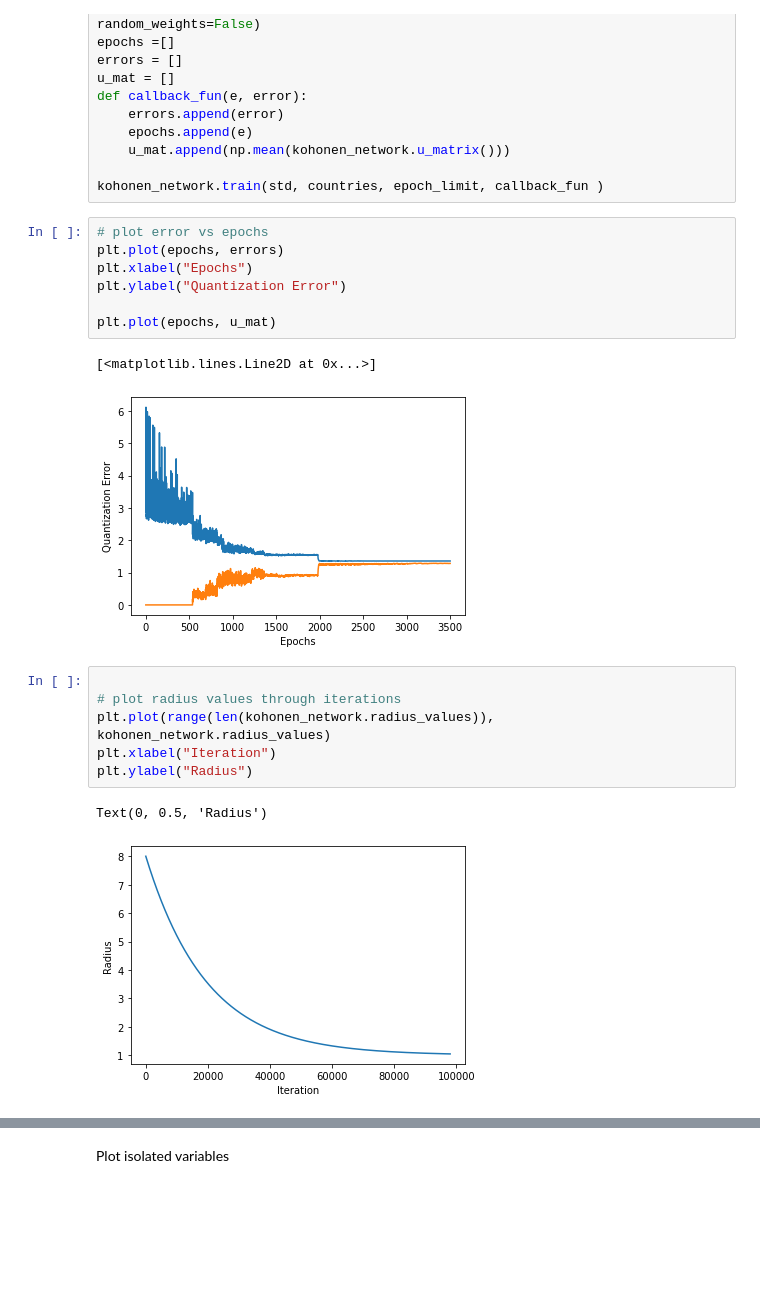
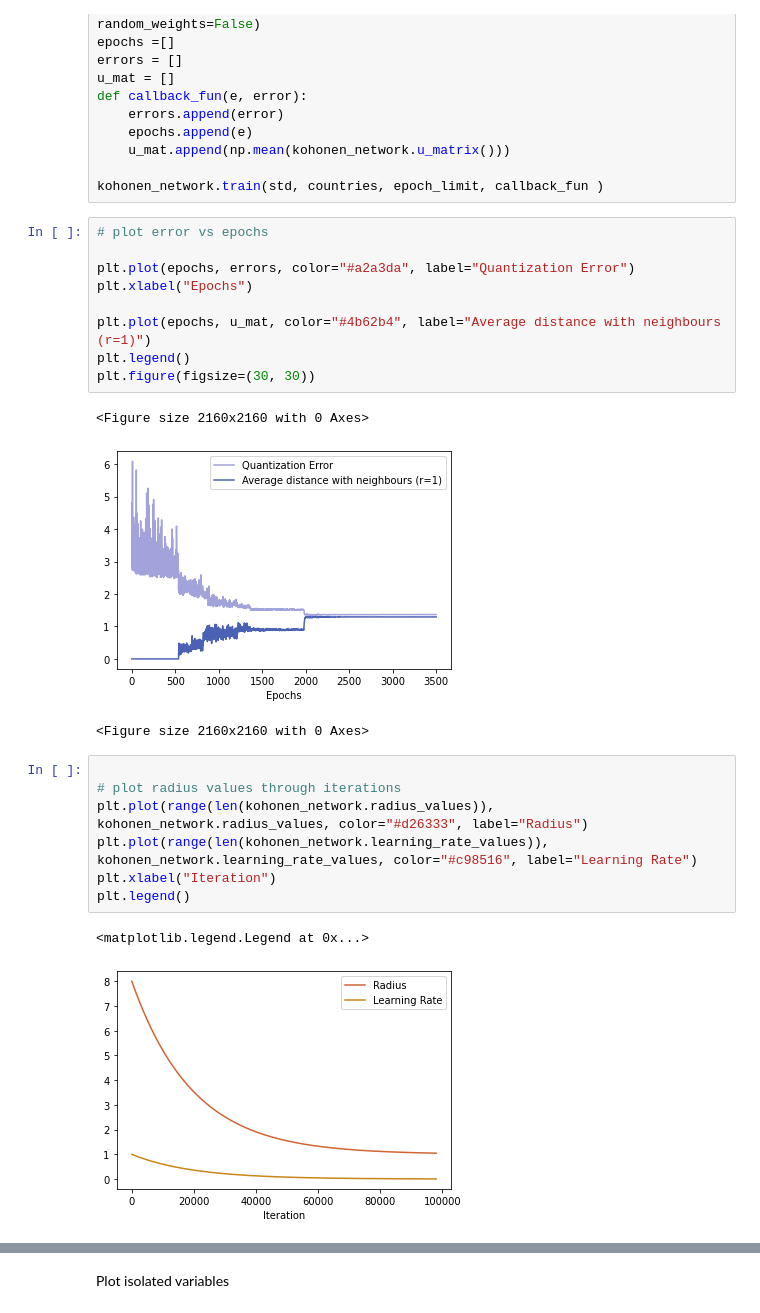
Before and after one commit to camilaborinsky/SIA-tps, a Jupyter notebook: TP4/kohonen.ipynb, the cells around one changed output, grey strips where cells are left out. Saved outputs shown, nothing was run; the diff lists cells and outputs as text; blank space fills up the shorter version.

```diff
--- a/TP4/kohonen.ipynb
+++ b/TP4/kohonen.ipynb
@@ -44,20 +44,24 @@ def callback_fun(e, error):
 kohonen_network.train(std, countries, epoch_limit, callback_fun )
 # %%
 # plot error vs epochs
-plt.plot(epochs, errors)
+
+plt.plot(epochs, errors, color="#a2a3da", label="Quantization Error")
 plt.xlabel("Epochs")
-plt.ylabel("Quantization Error")
 
-plt.plot(epochs, u_mat)
+plt.plot(epochs, u_mat, color="#4b62b4", label="Average distance with neighbours (r=1)")
+plt.legend()
+plt.figure(figsize=(30, 30))
 # %% [output]
-[<matplotlib.lines.Line2D at 0x...>]
+<Figure size 2160x2160 with 0 Axes>
-[figure, old version]
+[figure, new version]
+<Figure size 2160x2160 with 0 Axes>
 # %%
 
 # plot radius values through iterations
-plt.plot(range(len(kohonen_network.radius_values)), kohonen_network.radius_values)
+plt.plot(range(len(kohonen_network.radius_values)), kohonen_network.radius_values, color="#d26333", label="Radius")
+plt.plot(range(len(kohonen_network.learning_rate_values)), kohonen_network.learning_rate_values, color="#c98516", label="Learning Rate")
 plt.xlabel("Iteration")
-plt.ylabel("Radius")
+plt.legend()
 # %% [output]
-Text(0, 0.5, 'Radius')
+<matplotlib.legend.Legend at 0x...>
-[figure, old version]
+[figure, new version]
```
Also changed, not shown: parts of 10 cells of this notebook, 11 other files.
